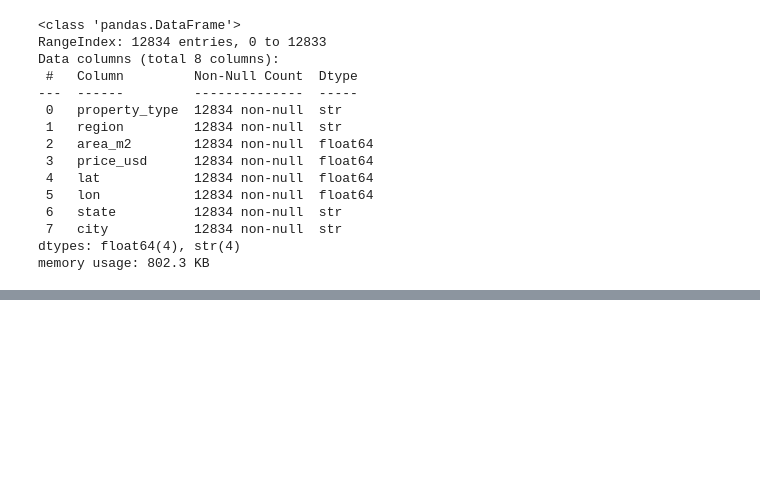
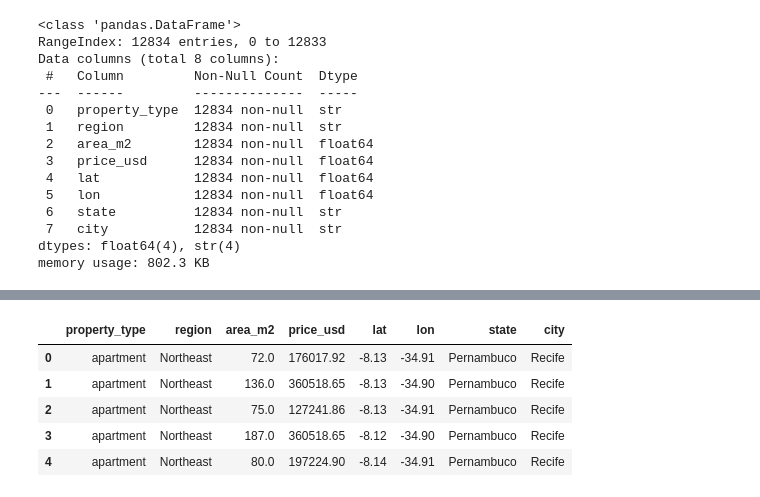
Before and after one commit to CyrilCele/brazil-real-estate-analysis, a Jupyter notebook: notebooks/01_data_understanding.ipynb, the cells around one changed output, grey strips where cells are left out. Saved outputs shown, nothing was run; the diff lists cells and outputs as text; code cells hidden in the pictures; blank space fills up the shorter version.

Commit message:
Complete Brazil real estate data understanding notebook

```diff
--- a/notebooks/01_data_understanding.ipynb
+++ b/notebooks/01_data_understanding.ipynb
@@ -232,0 +280,4 @@ memory usage: 802.3 KB
+# %%
+# Define the path to our second data file
+path_2 = "../data/raw/brasil-real-estate-2.csv"
+print(f"We will load data from: '{path_2}'")
@@ -232,0 +435,47 @@ memory usage: 802.3 KB
+# %%
+# Create a clean geographic refernce table from first dataset
+geo_reference = (
+    df1[["lat", "lon", "city"]]
+        .dropna()
+        .drop_duplicates()
+)
+
+# Run the complete unified data cleaning and spatial
+# resolution pipeline
+df2 = (
+    pd.read_csv(path_2)
+    # Convert BRL to USD using 2014 benchmark and fill
+    # area metrics using grouped medians
+    .assign(
+        price_usd=lambda x: x["price_brl"] / 2.3533,
+        area_m2=lambda x: x["area_m2"]
+            .fillna(
+                x
+                    .groupby(["property_type", "region"])["area_m2"]
+                    .transform("median")
+            )
+    ).round(2)
+
+    # Custom spatial resolution pipeline using .pipe()
+    .pipe(lambda x: x.assign(
+        city=geo_reference["city"].iloc[
+            cdist(
+                x[["lat", "lon"]]
+                    .values, geo_reference[["lat", "lon"]]
+                    .values
+            ).argmin(axis=1)
+        ].values
+    ))
+
+    # Dimensionality cleanup $ absolute column alignment with df1
+    .drop(columns=["price_brl"])[df1.columns]
+)
+# %%
+df2.head()
+# %% [output]
+|  | property_type | region | area_m2 | price_usd | lat | lon | state | city |
+| 0 | apartment | Northeast | 72.0 | 176017.92 | -8.13 | -34.91 | Pernambuco | Recife |
+| 1 | apartment | Northeast | 136.0 | 360518.65 | -8.13 | -34.90 | Pernambuco | Recife |
+| 2 | apartment | Northeast | 75.0 | 127241.86 | -8.13 | -34.91 | Pernambuco | Recife |
+| 3 | apartment | Northeast | 187.0 | 360518.65 | -8.12 | -34.90 | Pernambuco | Recife |
+| 4 | apartment | Northeast | 80.0 | 197224.90 | -8.14 | -34.91 | Pernambuco | Recife |
```
Also changed, not shown: parts of 33 cells of this notebook, 3 other files.
